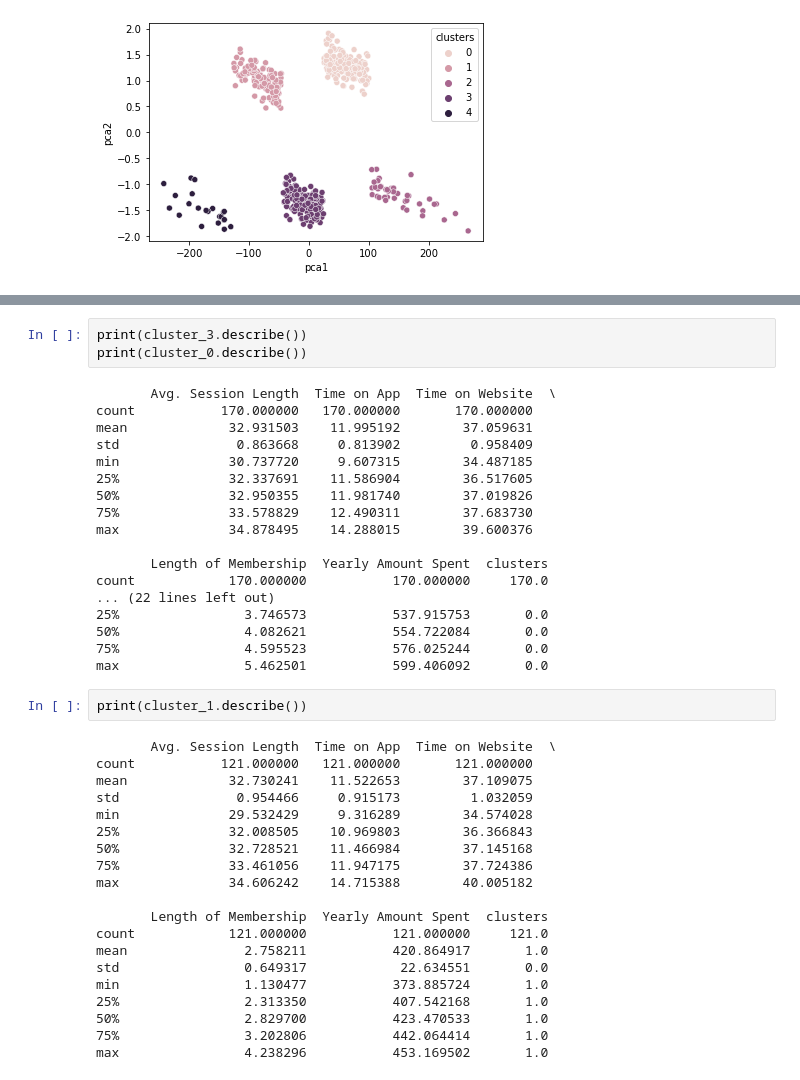
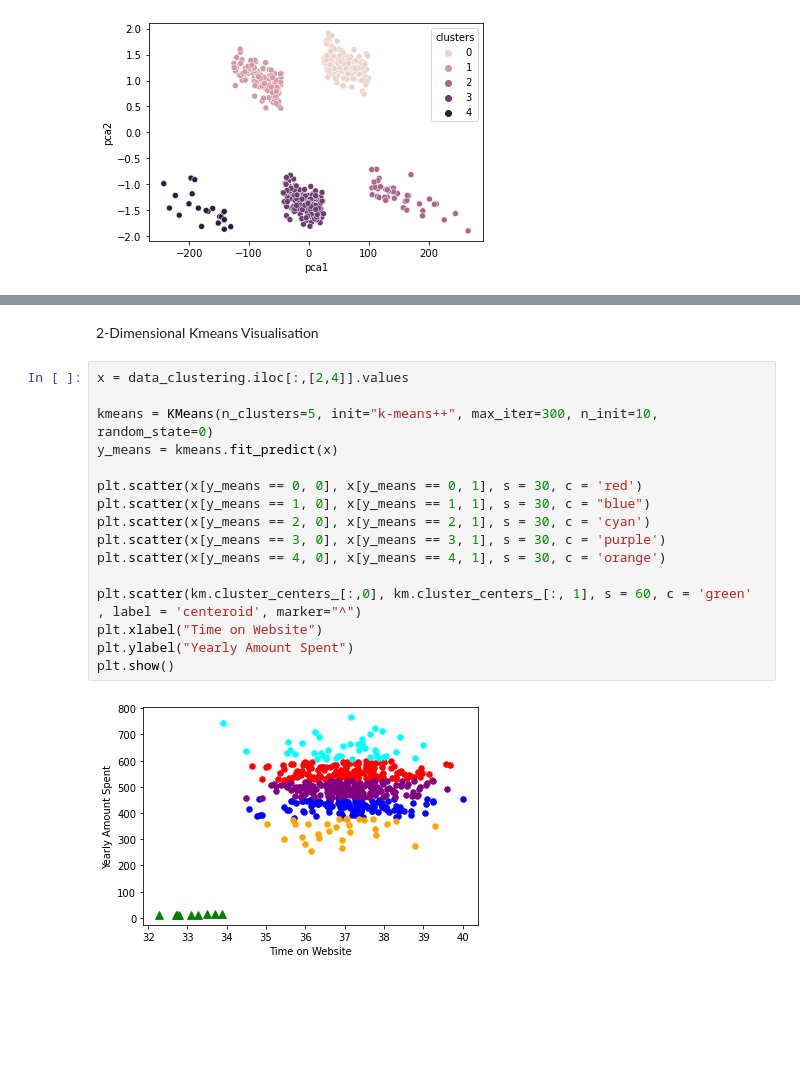
Before and after one commit to JustinSms/Ecommerce_Clustering_2, a Jupyter notebook: Kmeans.ipynb, the cells around one changed output, grey strips where cells are left out. Drawn from its saved outputs; the diff is of its cells as text; blank space fills up the shorter version.

```diff
--- a/Kmeans.ipynb
+++ b/Kmeans.ipynb
@@ -102,43 +103,20 @@ cluster_4 = pd.DataFrame(cluster_4)
-# %%
-print(cluster_3.describe())
-print(cluster_0.describe())
-# %% [output]
-       Avg. Session Length  Time on App  Time on Website  \
-count           170.000000   170.000000       170.000000
-mean             32.931503    11.995192        37.059631
-std               0.863668     0.813902         0.958409
-min              30.737720     9.607315        34.487185
-25%              32.337691    11.586904        36.517605
-50%              32.950355    11.981740        37.019826
-75%              33.578829    12.490311        37.683730
-max              34.878495    14.288015        39.600376
-
-       Length of Membership  Yearly Amount Spent  clusters
-count            170.000000           170.000000     170.0
-... (22 lines left out)
-25%                3.746573           537.915753       0.0
-50%                4.082621           554.722084       0.0
-75%                4.595523           576.025244       0.0
-max                5.462501           599.406092       0.0
-# %%
-print(cluster_1.describe())
-# %% [output]
-       Avg. Session Length  Time on App  Time on Website  \
-count           121.000000   121.000000       121.000000
-mean             32.730241    11.522653        37.109075
-std               0.954466     0.915173         1.032059
-min              29.532429     9.316289        34.574028
-25%              32.008505    10.969803        36.366843
-50%              32.728521    11.466984        37.145168
-75%              33.461056    11.947175        37.724386
-max              34.606242    14.715388        40.005182
-
-       Length of Membership  Yearly Amount Spent  clusters
-count            121.000000           121.000000     121.0
-mean               2.758211           420.864917       1.0
-std                0.649317            22.634551       0.0
-min                1.130477           373.885724       1.0
-25%                2.313350           407.542168       1.0
-50%                2.829700           423.470533       1.0
-75%                3.202806           442.064414       1.0
-max                4.238296           453.169502       1.0
+# %% [markdown]
+2-Dimensional Kmeans Visualisation
+# %%
+x = data_clustering.iloc[:,[2,4]].values
+
+kmeans = KMeans(n_clusters=5, init="k-means++", max_iter=300, n_init=10, random_state=0)
+y_means = kmeans.fit_predict(x)
+
+plt.scatter(x[y_means == 0, 0], x[y_means == 0, 1], s = 30, c = 'red')
+plt.scatter(x[y_means == 1, 0], x[y_means == 1, 1], s = 30, c = "blue")
+plt.scatter(x[y_means == 2, 0], x[y_means == 2, 1], s = 30, c = 'cyan')
+plt.scatter(x[y_means == 3, 0], x[y_means == 3, 1], s = 30, c = 'purple')
+plt.scatter(x[y_means == 4, 0], x[y_means == 4, 1], s = 30, c = 'orange')
+
+plt.scatter(km.cluster_centers_[:,0], km.cluster_centers_[:, 1], s = 60, c = 'green' , label = 'centeroid', marker="^")
+plt.xlabel("Time on Website")
+plt.ylabel("Yearly Amount Spent")
+plt.show()
+# %% [output]
+[figure, added]
```
Also changed, not shown: parts of 11 cells of this notebook, 1 other file.
